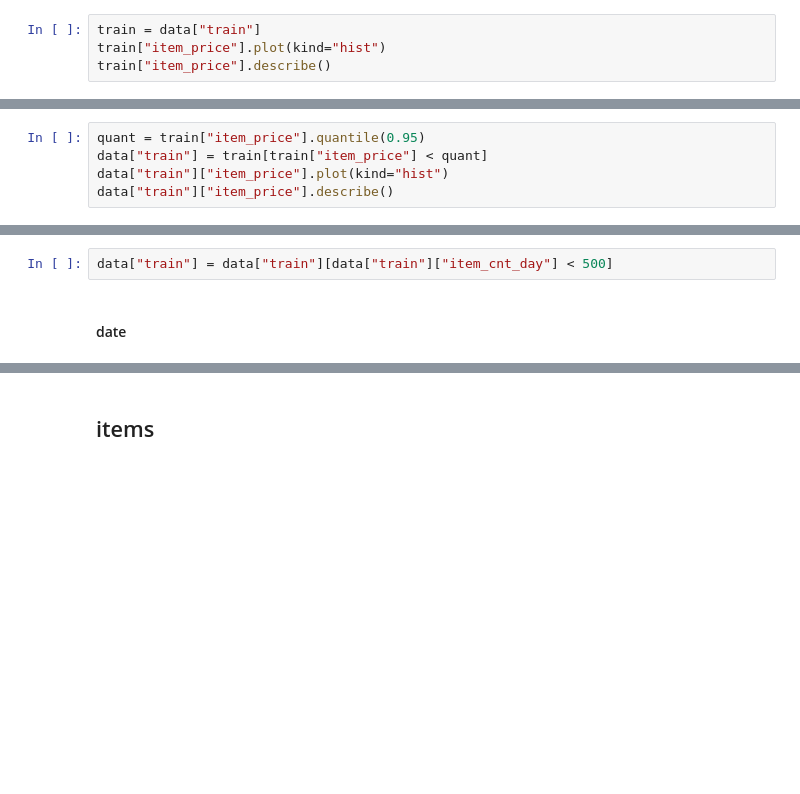
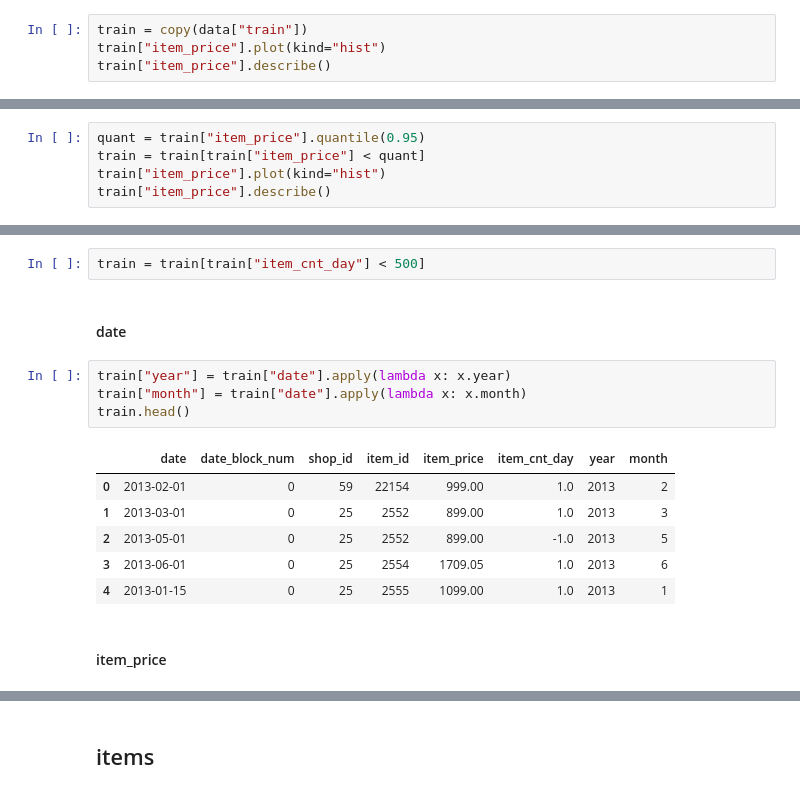
Before and after one commit to Laplusdestiny/-kaggle-Predict-Future-Sales, a Jupyter notebook: Predict-Future-Sales-01.ipynb, the cells around one changed output, grey strips where cells are left out. Saved outputs shown, nothing was run; the diff lists cells and outputs as text; blank space fills up the shorter version.

```diff
--- a/Predict-Future-Sales-01.ipynb
+++ b/Predict-Future-Sales-01.ipynb
@@ -279,7 +281,7 @@ profile.to_file("profile/train_profile.html")
 ### 外れ値除去
 #### item_price
 # %%
-train = data["train"]
+train = copy(data["train"])
 train["item_price"].plot(kind="hist")
 train["item_price"].describe()
 # %% [output]
@@ -295,9 +297,9 @@ Name: item_price, dtype: float64
 [figure]
 # %%
 quant = train["item_price"].quantile(0.95)
-data["train"] = train[train["item_price"] < quant]
-data["train"]["item_price"].plot(kind="hist")
-data["train"]["item_price"].describe()
+train = train[train["item_price"] < quant]
+train["item_price"].plot(kind="hist")
+train["item_price"].describe()
 # %% [output]
 count    2.788632e+06
 mean     6.408760e+02
@@ -340,6 +342,19 @@ data["train"]["item_cnt_day"].nlargest(10)
 2864260     504.0
 Name: item_cnt_day, dtype: float64
 # %%
-data["train"] = data["train"][data["train"]["item_cnt_day"] < 500]
+train = train[train["item_cnt_day"] < 500]
 # %% [markdown]
 #### date
+# %%
+train["year"] = train["date"].apply(lambda x: x.year)
+train["month"] = train["date"].apply(lambda x: x.month)
+train.head()
+# %% [output]
+|  | date | date_block_num | shop_id | item_id | item_price | item_cnt_day | year | month |
+| 0 | 2013-02-01 | 0 | 59 | 22154 | 999.00 | 1.0 | 2013 | 2 |
+| 1 | 2013-03-01 | 0 | 25 | 2552 | 899.00 | 1.0 | 2013 | 3 |
+| 2 | 2013-05-01 | 0 | 25 | 2552 | 899.00 | -1.0 | 2013 | 5 |
+| 3 | 2013-06-01 | 0 | 25 | 2554 | 1709.05 | 1.0 | 2013 | 6 |
+| 4 | 2013-01-15 | 0 | 25 | 2555 | 1099.00 | 1.0 | 2013 | 1 |
+# %% [markdown]
+#### item_price
```
Also changed, not shown: parts of 24 cells of this notebook, 1 other file.
